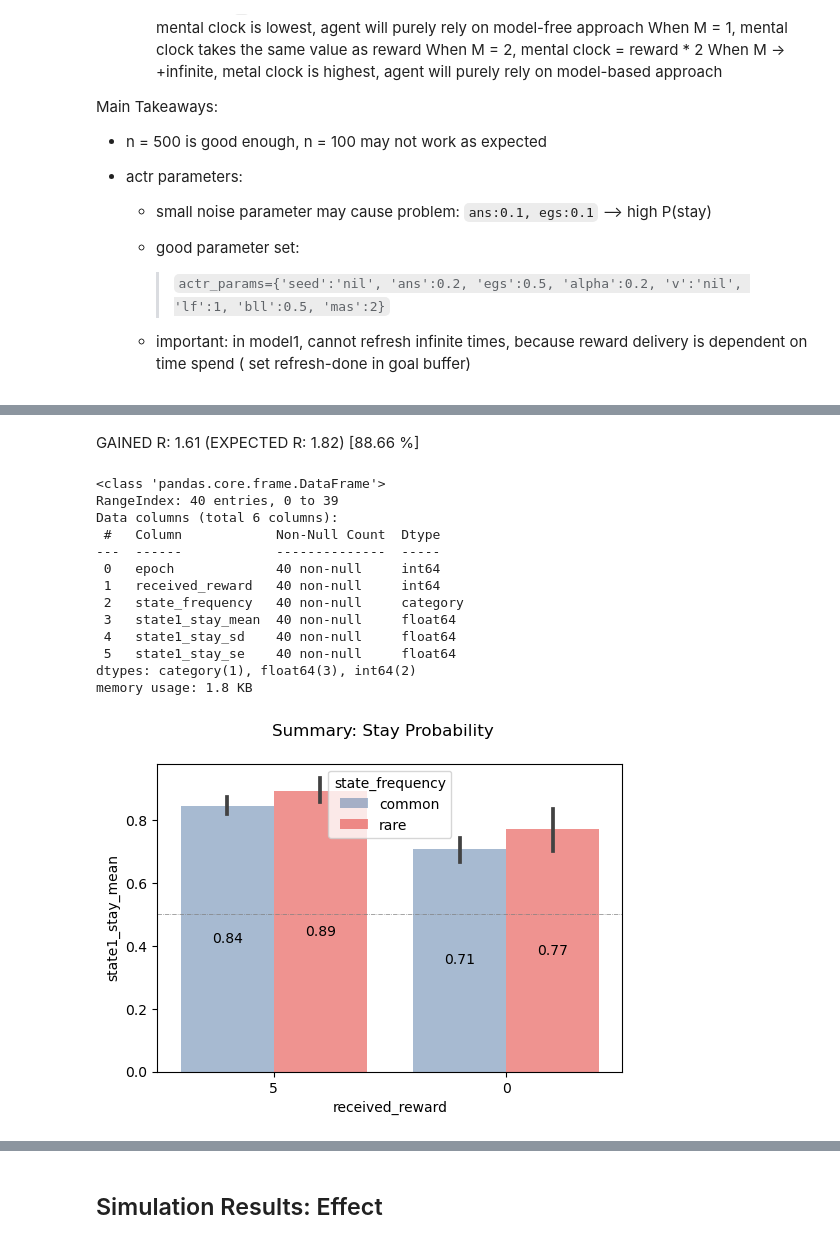
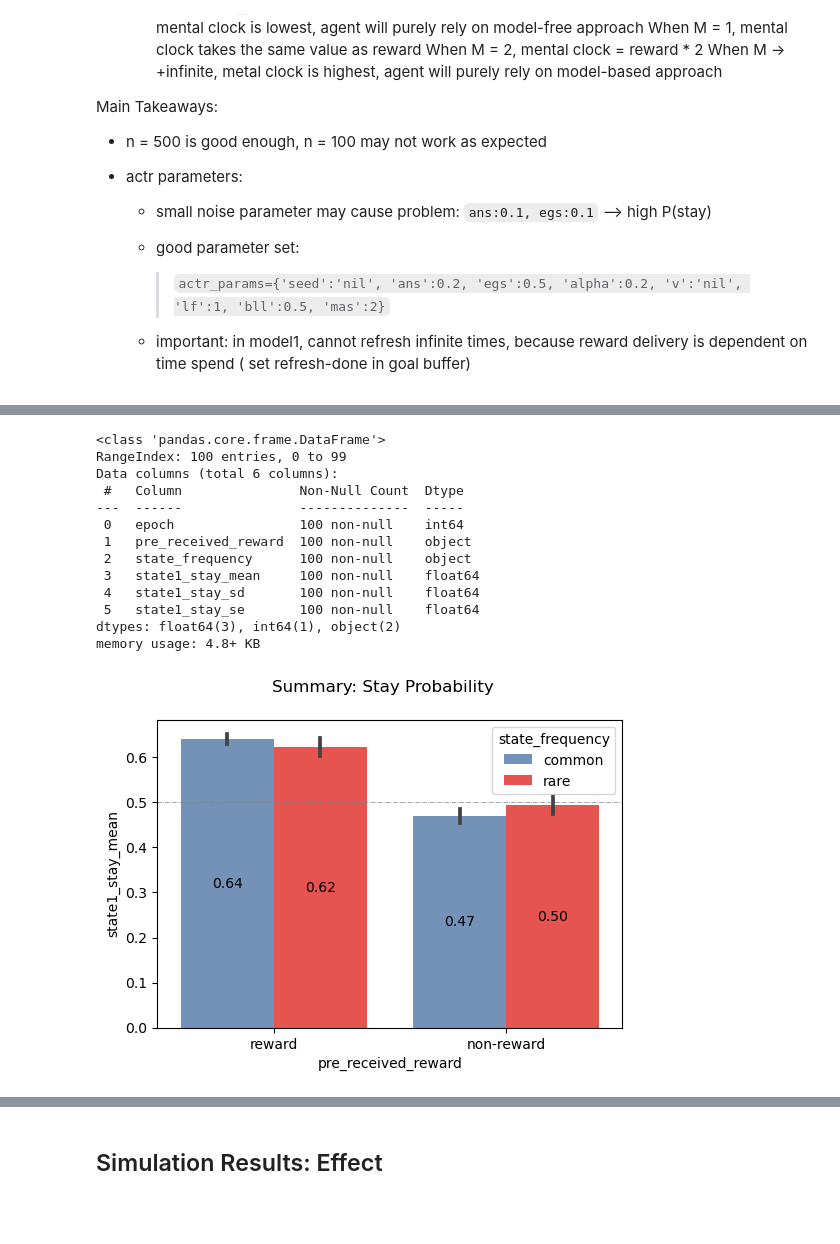
Before and after one commit to yangyuxue2333/ACTR-MarkovTask, a Jupyter notebook: analysis/test_model1.ipynb, the cells around one changed output, grey strips where cells are left out. Saved outputs shown, nothing was run; the diff lists cells and outputs as text; code cells hidden in the pictures; blank space fills up the shorter version.

```diff
--- a/analysis/test_model1.ipynb
+++ b/analysis/test_model1.ipynb
@@ -77,2 +62,0 @@ GAINED R: 2.50 (EXPECTED R: 2.56)        [97.81 %]
-# %% [markdown]
-GAINED R: 1.61 (EXPECTED R: 1.82) 	 [88.66 %]
@@ -79,56 +70,42 @@ GAINED R: 1.61 (EXPECTED R: 1.82) 	 [88.66 %]
 # %%
-df1stay_aggregate  = df1_state1stay.groupby(['epoch', 'received_reward', 'state_frequency']).agg(state1_stay_mean=('state1_stay', 'mean'),
-                                                                                        state1_stay_sd=('state1_stay', 'std'),
-                                                                                        state1_stay_se=('state1_stay', 'sem')).reset_index()
+df1stay_aggregate  = df1_state1stay.groupby(['epoch',
+                                             'pre_received_reward',
+                                             'state_frequency'])\
+        .agg(state1_stay_mean=('state1_stay', 'mean'),
+        state1_stay_sd=('state1_stay', 'std'),
+        state1_stay_se=('state1_stay', 'sem')).reset_index()
 df1stay_aggregate.info()
 # %% [output]
 <class 'pandas.core.frame.DataFrame'>
-RangeIndex: 40 entries, 0 to 39
+RangeIndex: 100 entries, 0 to 99
 Data columns (total 6 columns):
- #   Column            Non-Null Count  Dtype
----  ------            --------------  -----
- 0   epoch             40 non-null     int64
- 1   received_reward   40 non-null     int64
- 2   state_frequency   40 non-null     category
- 3   state1_stay_mean  40 non-null     float64
- 4   state1_stay_sd    40 non-null     float64
- 5   state1_stay_se    40 non-null     float64
-dtypes: category(1), float64(3), int64(2)
-memory usage: 1.8 KB
+ #   Column               Non-Null Count  Dtype
+---  ------               --------------  -----
+ 0   epoch                100 non-null    int64
+ 1   pre_received_reward  100 non-null    object
+ 2   state_frequency      100 non-null    object
+ 3   state1_stay_mean     100 non-null    float64
+ 4   state1_stay_sd       100 non-null    float64
+ 5   state1_stay_se       100 non-null    float64
+dtypes: float64(3), int64(1), object(2)
+memory usage: 4.8+ KB
 # %%
 my_palette = sns.color_palette(["#4374B3", "#FF0B04"])
 
+fig, ax = plt.subplots(figsize=(6,4))
+fig.suptitle('Summary: Stay Probability')
+sns.barplot(data=df1stay_aggregate, x='pre_received_reward', y='state1_stay_mean',
+            hue='state_frequency', errorbar='se',
+            palette=my_palette, alpha=.8,
+            order = ['reward', 'non-reward'],
+            hue_order=['common', 'rare'],
+            ax=ax)
 
-if load:
-    fig, ax = plt.subplots(figsize=(6,4))
-    fig.suptitle('Model-Free: Stay Probability')
-    sns.barplot(data=df1_state1stay, x='received_reward', y='state1_stay',
-                hue='state_frequency',
-                palette=my_palette, alpha=.5,
-                order = sorted(df1stay_aggregate['received_reward'].unique(), reverse=True),
-                hue_order=['common', 'rare'])
-
-    for container in ax.containers:
-        ax.bar_label(container, fmt='%.2f', label_type='center')
-    ax.axhline(0.5, color='grey', ls='-.', linewidth=.5)
-    plt.show()
+for container in ax.containers:
+    ax.bar_label(container, fmt='%.2f', label_type='center')
+ax.axhline(0.5, color='grey', ls='-.', linewidth=.5)
+plt.show()
+# %% [output]
+[figure, added]
-# %%
-my_palette = sns.color_palette(["#4374B3", "#FF0B04"])
-
-fig, ax = plt.subplots(figsize=(6,4))
-fig.suptitle('Summary: Stay Probability')
-sns.barplot(data=df1stay_aggregate, x='received_reward', y='state1_stay_mean',
-            hue='state_frequency',
-            palette=my_palette, alpha=.5,
-            order = sorted(df1stay_aggregate['received_reward'].unique(), reverse=True),
-            hue_order=['common', 'rare'],
-            ax=ax)
-
-for container in ax.containers:
-    ax.bar_label(container, fmt='%.2f', label_type='center')
-ax.axhline(0.5, color='grey', ls='-.', linewidth=.5)
-plt.show()
-# %% [output]
-[figure, removed]
 # %%
 ax = sns.catplot(data=df1_state1stay, x='state_frequency', y='state1_stay', kind='point',
```
Also changed, not shown: parts of 30 cells of this notebook, 3 other files.
